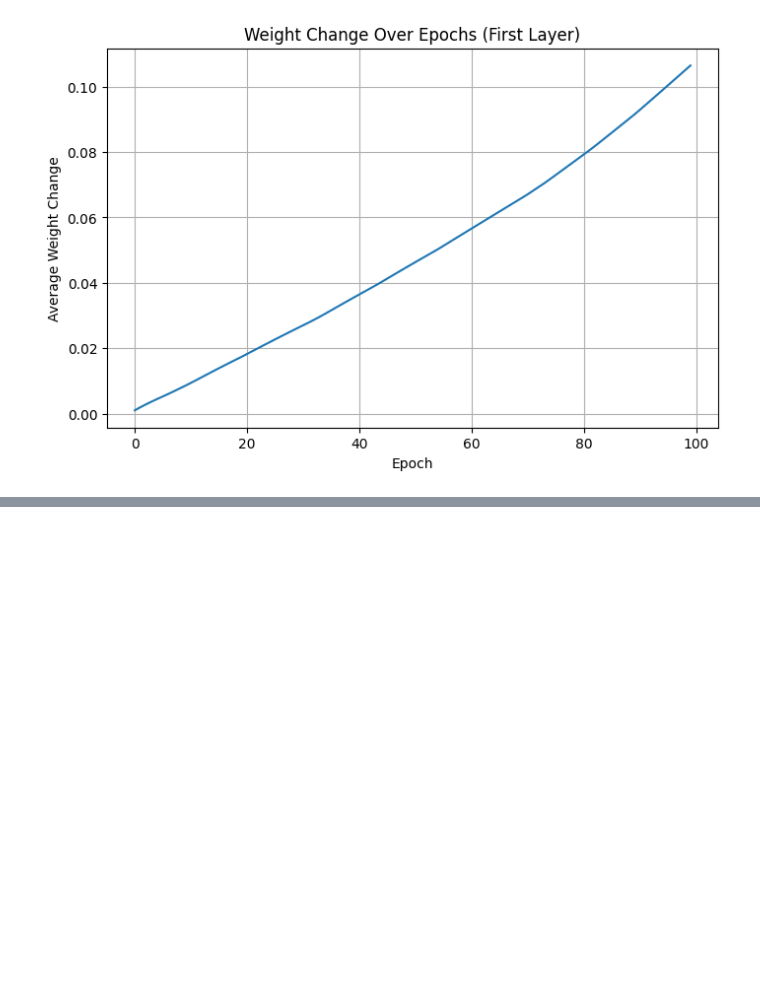
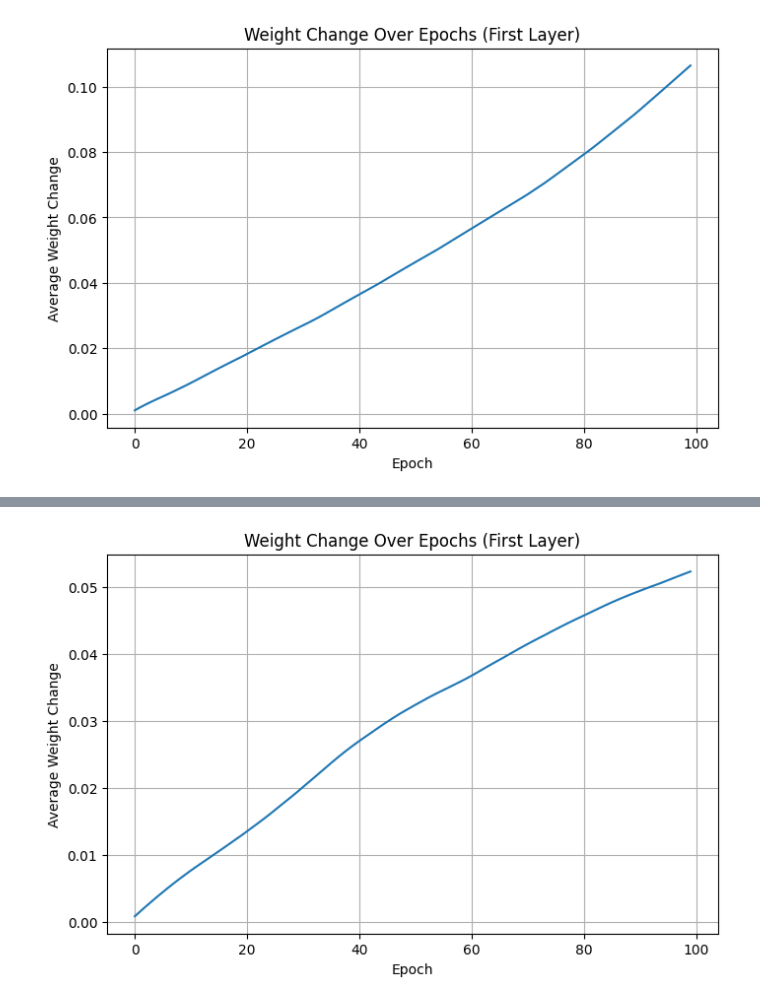
Before and after one commit to DhimanTarafdar/vanishing-gradient-problem-understanding-by-coding, a Jupyter notebook: vanishing_gradient_problem.ipynb, the cells around one changed output, grey strips where cells are left out. Drawn from its saved outputs; the diff is of its cells as text; code cells hidden in the pictures; blank space fills up the shorter version.

```diff
--- a/vanishing_gradient_problem.ipynb
+++ b/vanishing_gradient_problem.ipynb
@@ -448,0 +477,89 @@ Gradient:
+# %%
+# =========================
+# 3. Loss + Optimizer
+# =========================
+
+criterion = nn.BCELoss()
+optimizer = optim.Adam(model.parameters(), lr=0.001)
+
+
+
+# =========================
+# 4. Save Initial Weights
+# =========================
+
+old_weights = model.net[0].weight.data.clone().numpy()
+
+
+# for plotting weight movement
+initial_weights = model.net[0].weight.data.clone()
+weight_changes = []
+
+
+# =========================
+# 5. Training
+# =========================
+
+epochs = 100
+
+for epoch in range(epochs):
+
+    optimizer.zero_grad()
+
+    y_pred = model(X_train)
+
+    loss = criterion(y_pred, y_train)
+
+    loss.backward()
+
+    optimizer.step()
+
+    # track weight movement
+    current_weights = model.net[0].weight.data.clone()
+
+    change = torch.mean(torch.abs(current_weights - initial_weights)).item()
+
+    weight_changes.append(change)
+
+    if epoch % 10 == 0:
+        print(f"Epoch {epoch} Loss: {loss.item():.4f}")
+
+
+
+# =========================
+# 6. Save New Weights
+# =========================
+
+new_weights = model.net[0].weight.data.clone().numpy()
+
+
+
+# =========================
+# 7. Compute Gradient
+# =========================
+
+learning_rate = 0.001
+
+gradient = (old_weights - new_weights) / learning_rate
+
+percent_change = np.abs(100 * (old_weights - new_weights) / old_weights)
+
+print("\nGradient:\n", gradient)
+
+print("\nPercent Change:\n", percent_change)
+
+
+# =========================
+# 8. Plot Weight Change
+# =========================
+
+plt.figure(figsize=(8,5))
+plt.plot(weight_changes)
+
+plt.xlabel("Epoch")
+plt.ylabel("Average Weight Change")
+plt.title("Weight Change Over Epochs (First Layer)")
+plt.grid(True)
+
+plt.show()
+# %% [output]
@@ -448,0 +583 @@ Gradient:
+[figure, added]
```
Also changed, not shown: parts of 3 cells of this notebook.
